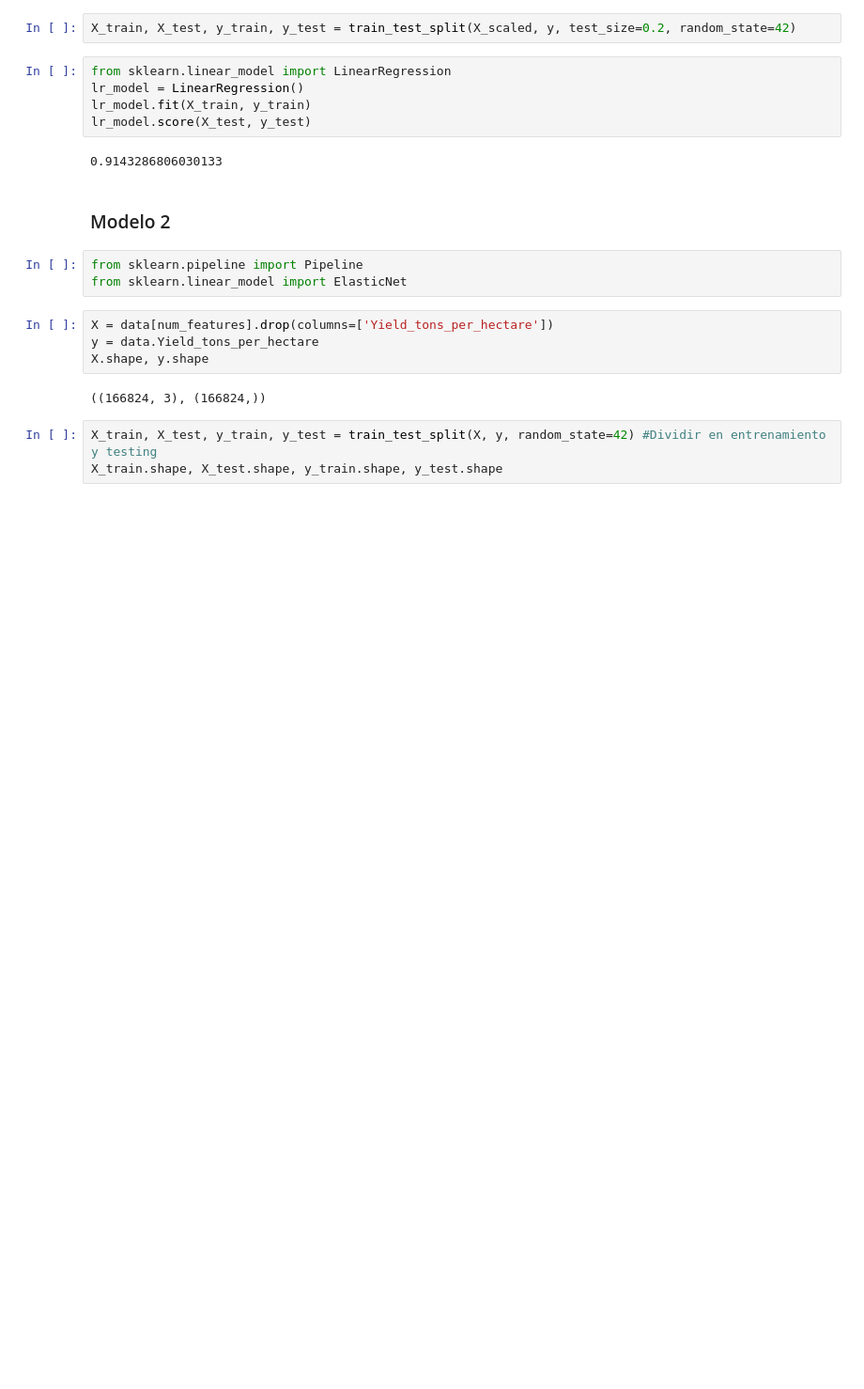
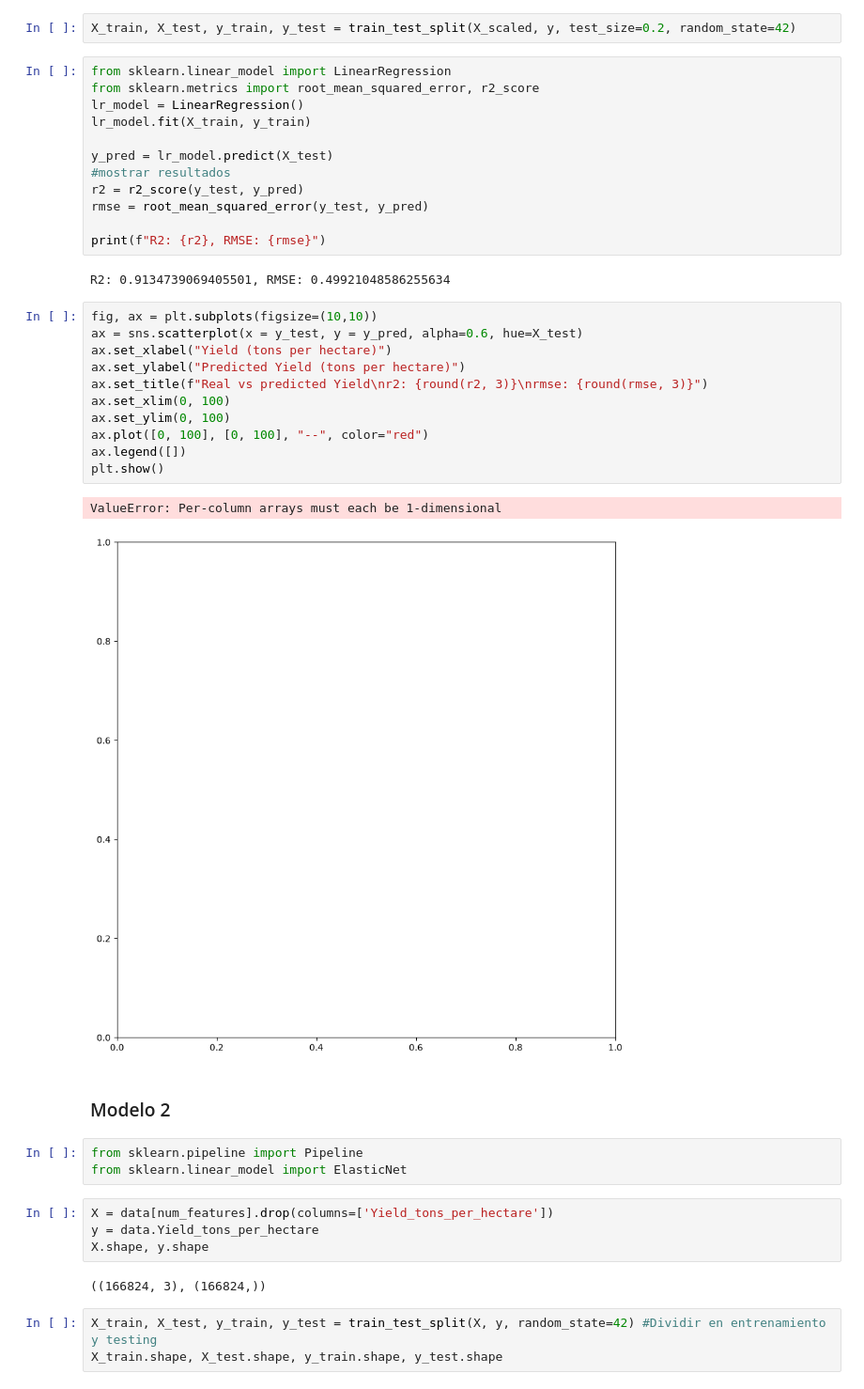
Before and after one commit to fleajrv/proyecto-1-inteligencia-artificial, a Jupyter notebook: exploracion.ipynb, the cells around one changed output. Shown at 94% size. Saved outputs shown, nothing was run; the diff lists cells and outputs as text; blank space fills up the shorter version.

```diff
--- a/exploracion.ipynb
+++ b/exploracion.ipynb
@@ -245,11 +245,32 @@ array([[ 1.30437763,  1.72745444,  1.00309788, ..., -0.57849465,
 X_train, X_test, y_train, y_test = train_test_split(X_scaled, y, test_size=0.2, random_state=42)
 # %%
 from sklearn.linear_model import LinearRegression
+from sklearn.metrics import root_mean_squared_error, r2_score
 lr_model = LinearRegression()
 lr_model.fit(X_train, y_train)
-lr_model.score(X_test, y_test)
+
+y_pred = lr_model.predict(X_test)
+#mostrar resultados
+r2 = r2_score(y_test, y_pred)
+rmse = root_mean_squared_error(y_test, y_pred)
+
+print(f"R2: {r2}, RMSE: {rmse}")
 # %% [output]
-0.9143286806030133
+R2: 0.9134739069405501, RMSE: 0.49921048586255634
+# %%
+fig, ax = plt.subplots(figsize=(10,10))
+ax = sns.scatterplot(x = y_test, y = y_pred, alpha=0.6, hue=X_test)
+ax.set_xlabel("Yield (tons per hectare)")
+ax.set_ylabel("Predicted Yield (tons per hectare)")
+ax.set_title(f"Real vs predicted Yield\nr2: {round(r2, 3)}\nrmse: {round(rmse, 3)}")
+ax.set_xlim(0, 100)
+ax.set_ylim(0, 100)
+ax.plot([0, 100], [0, 100], "--", color="red")
+ax.legend([])
+plt.show()
+# %% [output]
+ValueError: Per-column arrays must each be 1-dimensional
+[figure, added]
 # %% [markdown]
 ### Modelo 2
 # %%
```
Also changed, not shown: parts of 6 cells of this notebook.
